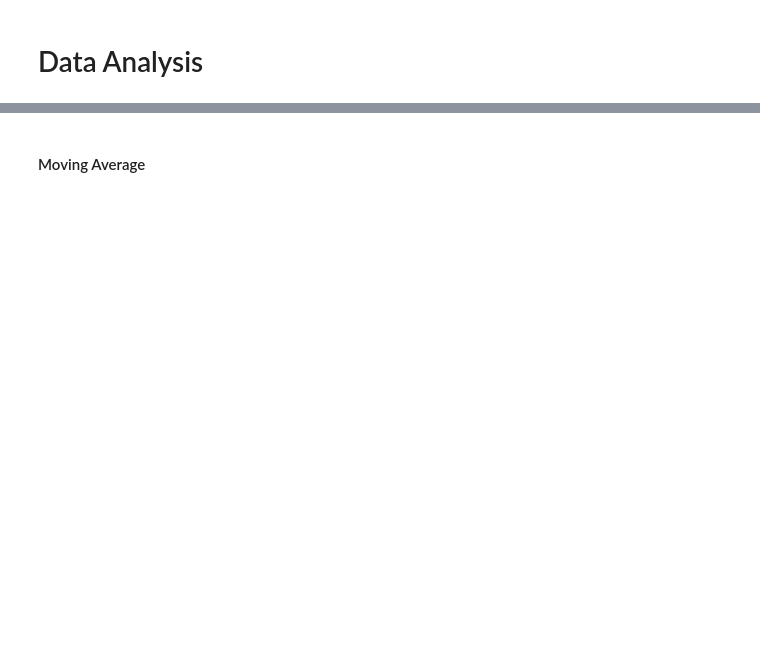
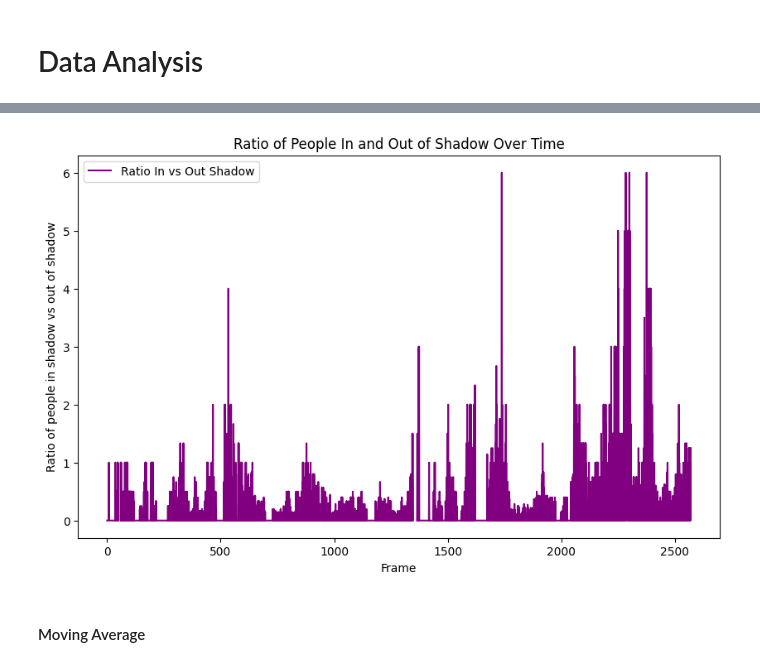
Before and after one commit to wendycao411/Pedestrian_Tracking, a Jupyter notebook: Pedestrian_Tracking.ipynb, the cells around one changed output, grey strips where cells are left out. Saved outputs shown, nothing was run; the diff lists cells and outputs as text; code cells hidden in the pictures; blank space fills up the shorter version.

```diff
--- a/Pedestrian_Tracking.ipynb
+++ b/Pedestrian_Tracking.ipynb
@@ -475,3 +498,20 @@ plt.show()
+# %%
+# Calculate the ratio of people in shade vs. out of shade
+df['ratio_in_vs_out'] = df['in_shadow'] / df['out_shadow']
+
+# Replace NaN values with zeros (or another value if appropriate)
+df['ratio_in_vs_out'] = df['ratio_in_vs_out'].fillna(0)
+
+# Plot the ratio
+plt.figure(figsize=(10, 6))
+plt.plot(df['Frame'], df['ratio_in_vs_out'], label='Ratio In vs Out Shadow', color='purple')
+plt.xlabel('Frame')
+plt.ylabel('Ratio of people in shadow vs out of shadow')
+plt.title('Ratio of People In and Out of Shadow Over Time')
+plt.legend()
+plt.show()
+# %% [output]
+[figure, added]
 # %% [markdown]
 #### Moving Average
 # %%
```
Also changed, not shown: parts of 18 cells of this notebook.
